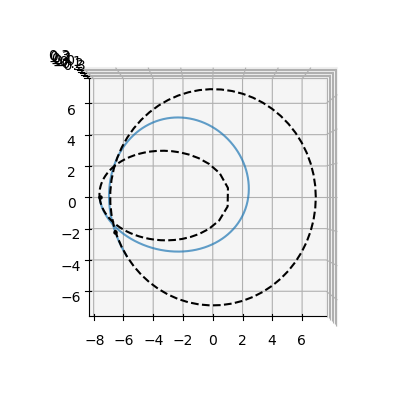
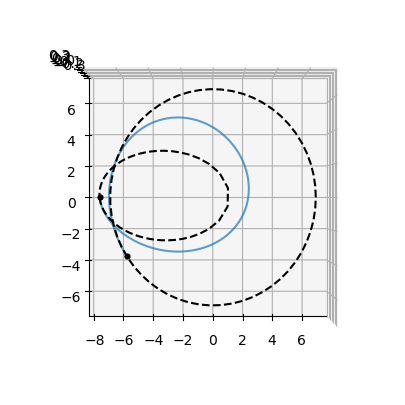
Unified diff of the notebook cell whose output changed from the first chart to the second:
--- before
+++ after
@@ -11,7 +11,7 @@
 ax = plt.subplot(111, projection='3d')
 ax.plot(r[:,0], r[:,1], r[:,2], alpha=0.7)
-pk.plot.add_planet(ax, gto, t0_days, c='k', s=5, units=L)
+pk.plot.add_planet(ax, gto, t0_days, c='k', s=12, units=L)
 pk.plot.add_planet_orbit(ax, gto, c='k', ls='--', units=L)
-pk.plot.add_planet(ax, geo, t0_days+tof_days, c='k', s=5, units=L)
+ax.scatter3D(r[-1, 0], r[-1, 1], r[-1, 2], c="k", s=12)
 pk.plot.add_planet_orbit(ax, geo, c='k', ls='--', units=L)
 

Commit: online web change